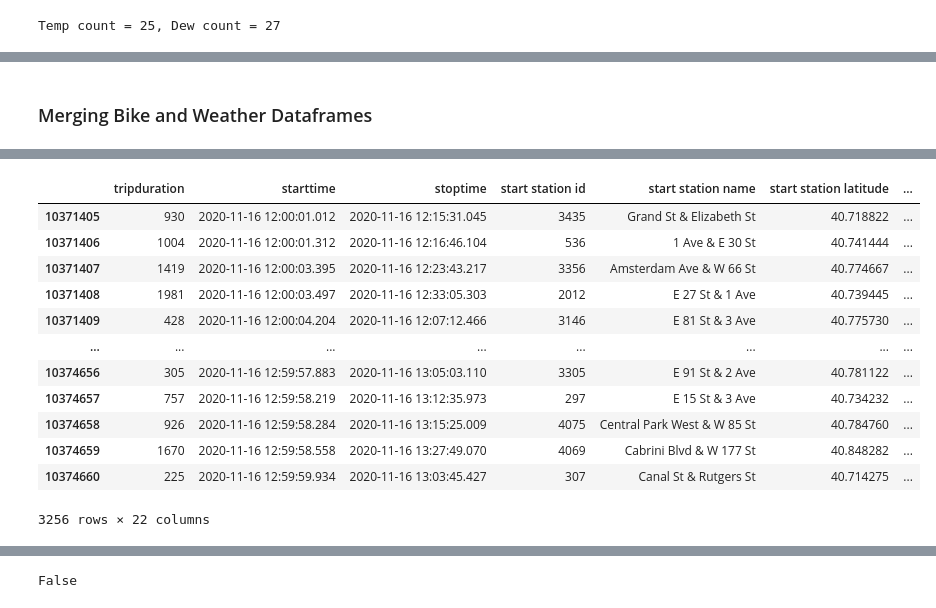
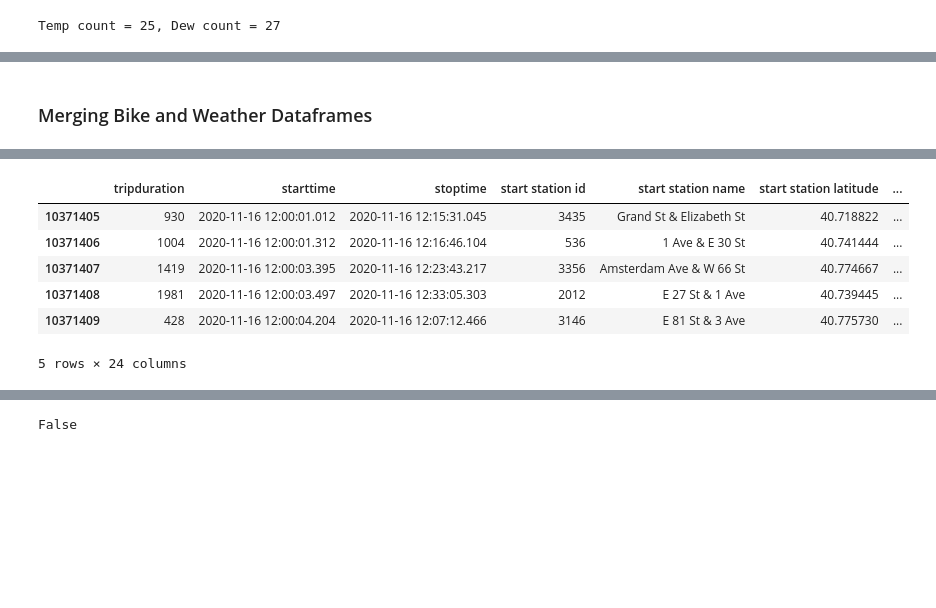
Before and after one commit to leckieje/fair_weather_cyclists, a Jupyter notebook: bike_weather_20.ipynb, the cells around one changed output, grey strips where cells are left out. Drawn from its saved outputs; the diff is of its cells as text; code cells hidden in the pictures; blank space fills up the shorter version.

```diff
--- a/bike_weather_20.ipynb
+++ b/bike_weather_20.ipynb
@@ -107,0 +106,2 @@ bike_trips['date_to_hour']
+# %%
+bike_trips['date_to_hour_dt'] = pd.to_datetime(bike_trips['date_to_hour'], format='%Y-%m-%d-%H')
@@ -584,5 +593,5 @@ weather_clean[weather_clean['Dew Point'] > 110]
-# %% [markdown]
-### Merging Bike and Weather Dataframes
+# %% [markdown]
+### Merging Bike and Weather Dataframes
 # %%
 # Trying to merge dataframes
 
@@ -598,21 +607,15 @@ weather_copy.tail()
 | 23567 | 2020-12-31 22:51:00 | 41.00 | 0.0 | 26.96 | 0.0 | 0 | OVERCAST - 8/8 coverage | No significant weather observe | 31 | 12 | ... |
 | 23568 | 2020-12-31 23:51:00 | 39.92 | 0.0 | 26.06 | 0.0 | 0 | Clear - No coverage | No significant weather observe | 31 | 12 | ... |
 # %%
-bike_trips[(bike_trips['month'] == 11) & (bike_trips['day_month'] == 16) & (bike_trips['hour_day'] == 12)]
+bike_trips[(bike_trips['month'] == 11) & (bike_trips['day_month'] == 16) & (bike_trips['hour_day'] == 12)].head()
 # %% [output]
 |  | tripduration | starttime | stoptime | start station id | start station name | start station latitude | ... |
 | 10371405 | 930 | 2020-11-16 12:00:01.012 | 2020-11-16 12:15:31.045 | 3435 | Grand St & Elizabeth St | 40.718822 | ... |
 | 10371406 | 1004 | 2020-11-16 12:00:01.312 | 2020-11-16 12:16:46.104 | 536 | 1 Ave & E 30 St | 40.741444 | ... |
 | 10371407 | 1419 | 2020-11-16 12:00:03.395 | 2020-11-16 12:23:43.217 | 3356 | Amsterdam Ave & W 66 St | 40.774667 | ... |
 | 10371408 | 1981 | 2020-11-16 12:00:03.497 | 2020-11-16 12:33:05.303 | 2012 | E 27 St & 1 Ave | 40.739445 | ... |
 | 10371409 | 428 | 2020-11-16 12:00:04.204 | 2020-11-16 12:07:12.466 | 3146 | E 81 St & 3 Ave | 40.775730 | ... |
-| ... | ... | ... | ... | ... | ... | ... | ... |
-| 10374656 | 305 | 2020-11-16 12:59:57.883 | 2020-11-16 13:05:03.110 | 3305 | E 91 St & 2 Ave | 40.781122 | ... |
-| 10374657 | 757 | 2020-11-16 12:59:58.219 | 2020-11-16 13:12:35.973 | 297 | E 15 St & 3 Ave | 40.734232 | ... |
-| 10374658 | 926 | 2020-11-16 12:59:58.284 | 2020-11-16 13:15:25.009 | 4075 | Central Park West & W 85 St | 40.784760 | ... |
-| 10374659 | 1670 | 2020-11-16 12:59:58.558 | 2020-11-16 13:27:49.070 | 4069 | Cabrini Blvd & W 177 St | 40.848282 | ... |
-| 10374660 | 225 | 2020-11-16 12:59:59.934 | 2020-11-16 13:03:45.427 | 307 | Canal St & Rutgers St | 40.714275 | ... |
-3256 rows × 22 columns
+5 rows × 24 columns
 # %%
 weather_copy[(weather_copy['Month'] == 11) & (weather_copy['Day_Month'] == 16) & (weather_copy['Hour_Day'] == 12)]
 # %% [output]
```
Also changed, not shown: parts of 46 cells of this notebook.
